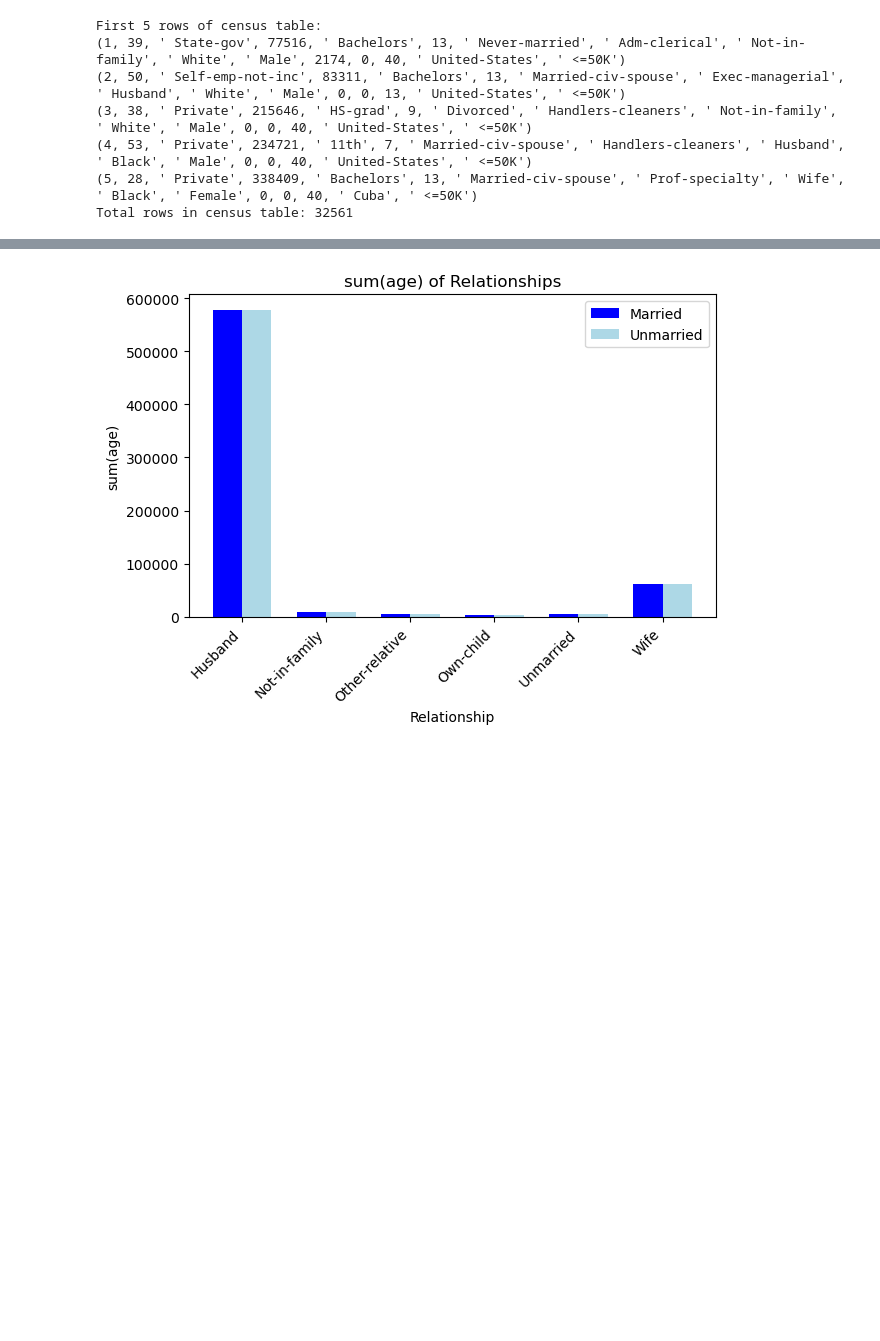
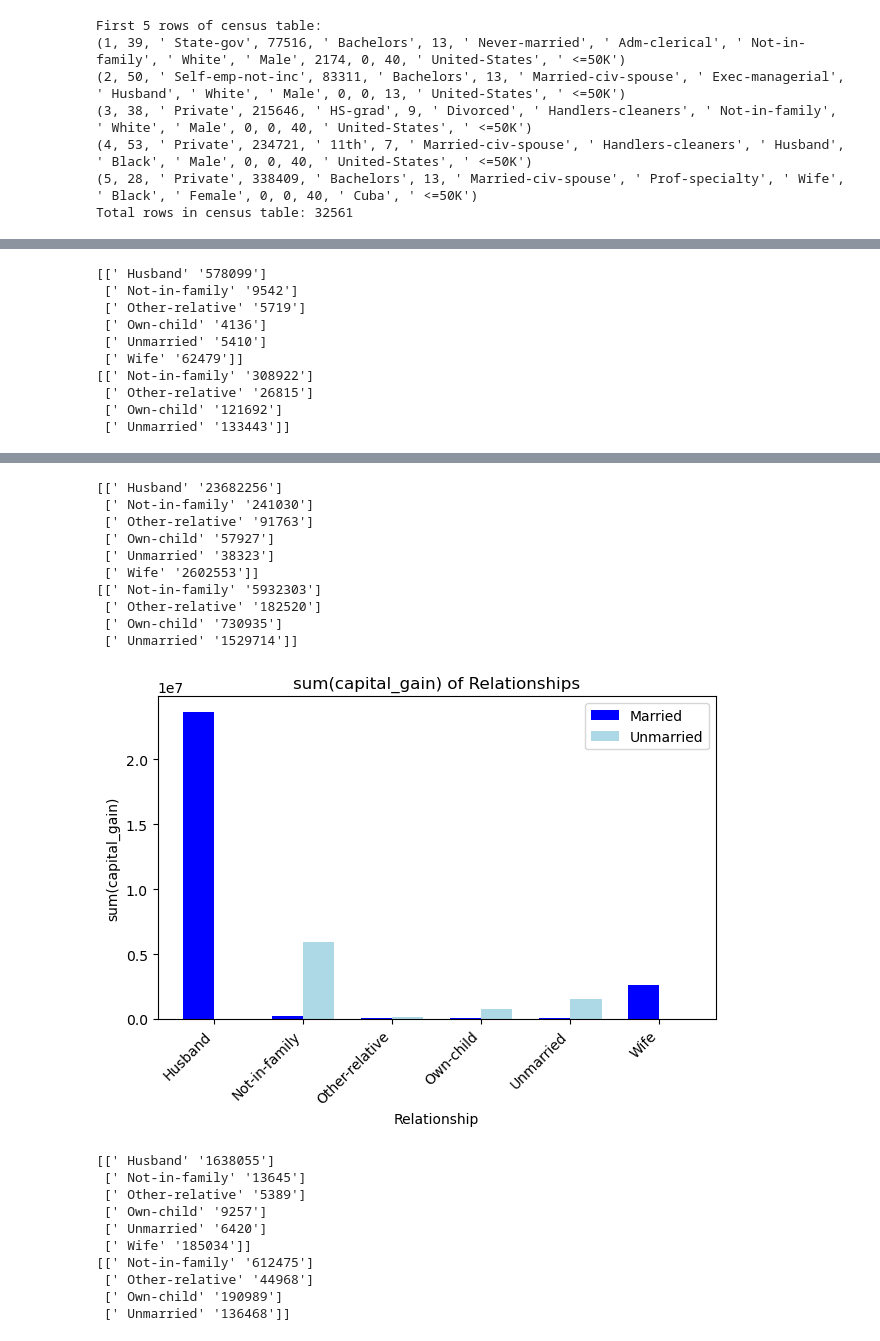
Before and after one commit to pranathibora14/CS645-Mini-Project-SeeDB, a Jupyter notebook: SeeDB_Implementation.ipynb, the cells around one changed output, grey strips where cells are left out. Cells and saved outputs as stored; diff of their text form; code cells hidden in the pictures; blank space fills up the shorter version.

Commit message:
Adding visualization files generated

```diff
--- a/SeeDB_Implementation.ipynb
+++ b/SeeDB_Implementation.ipynb
@@ -270,13 +236,12 @@ import os
 import matplotlib.pyplot as plt
 # final_reccos = [('relationship', 'age', 'sum'), ('relationship', 'capital_gain', 'sum'), ('relationship', 'capital_loss', 'sum'), ('relationship', 'hours_per_week', 'sum'), ('relationship', 'hours_per_week', 'count')]
 labels = ['Married', 'Un-married']
-
-folder_path = '../plots/'
+folder_path = '../CS645-Mini-Project-SeeDB/plots/'
 os.makedirs(folder_path, exist_ok=True)
 
 for vis in final_reccos:
     # print(vis)
-    attribute, measure, function = view
+    attribute, measure, function = vis
     selections = ''
     selections = f'{vis[0]}, {vis[2]}({vis[1]})'
     # print(selections)
@@ -287,7 +252,6 @@ for vis in final_reccos:
     GROUP BY {vis[0]}
     ORDER BY {vis[0]}
 """
-    # print(query_dataset_query)
 
     reference_dataset_query = f"""
     SELECT {selections}
@@ -296,30 +260,31 @@ for vis in final_reccos:
     GROUP BY {vis[0]}
     ORDER BY {vis[0]}
 """
-    # print(reference_dataset_query)
+    # print(query_dataset_query)
     cur.execute(query_dataset_query)
     table_query = np.array(cur.fetchall())
-    # print(table_query)
+    print(table_query)
     val_query = table_query[:,1].astype(float)
     # print(val_query)
 
+    # print(reference_dataset_query)
     cur.execute(reference_dataset_query)
     table_reference = np.array(cur.fetchall())
-    # print(table_reference)
+    print(table_reference)
     val_reference = table_reference[:,1].astype(float)
     # print(val_reference)
-
-    label_query = table_query[:,0]
-    a = val_query
-    b = val_reference
 
     # Extracting labels and values_query dynamically from table_query
     labels_query = [row[0].strip() for row in table_query]
     values_query = [int(row[1]) for row in table_query]
+    # print(labels_query)
+    # print(values_query)
 
     # Extracting values_reference dynamically from table_reference
     labels_reference = [row[0].strip() for row in table_reference]
-    values_reference = [int(row[1]) if row[0].strip() in labels_query else 0 for row in table_query]
+    values_reference = [int(row[1]) if row[0].strip() in labels_reference else 0 for row in table_reference]
+    # print(labels_reference)
+    # print(values_reference)
 
     # Combine labels from both datasets
     labels = list(set(labels_query) | set(labels_reference))
@@ -328,6 +293,7 @@ for vis in final_reccos:
     # Ensure values_query and values_reference have the same length
     values_query_updated = [0] * len(labels)
     values_reference_updated = [0] * len(labels)
+
     for i, label in enumerate(labels):
         if label in labels_query:
             index_query = labels_query.index(label)
@@ -336,15 +302,21 @@ for vis in final_reccos:
             index_reference = labels_reference.index(label)
             values_reference_updated[i] = values_reference[index_reference]
 
+    # print(index_query)
+    # print(values_query_updated)
+    # print(index_reference)
+    # print(values_reference_updated)
+    # print(labels)
+
     x = np.arange(len(labels))
 
     width = 0.35
     fig, ax = plt.subplots()
 
     # Plot the bars for table_query
-    rects1 = ax.bar(x - width/2, values_query, width, label='Married', color='blue')
+    rects1 = ax.bar(x - width/2, values_query_updated, width, label='Married', color='blue')
     # Plot the bars for table_reference
-    rects2 = ax.bar(x + width/2, values_reference, width, label='Unmarried', color='lightblue')
+    rects2 = ax.bar(x + width/2, values_reference_updated, width, label='Unmarried', color='lightblue')
 
     # Add labels, title, and legend
     ax.set_xlabel('Relationship')
@@ -356,10 +328,22 @@ for vis in final_reccos:
 
     # Show the plot
     plt.tight_layout()
+
+    # Save the plot in the folder path
+    plt.savefig(folder_path + vis[0] + '_' + vis[2] + '(' +vis[1] + ')'+'.png', dpi=300)
     plt.show()
 
-    # Save the plot in the folder path
-    plt.savefig(folder_path + measure + '(' + function + ')' + '_' + attribute +'.png', dpi=300)
+
 
     plt.close()
 # %% [output]
+[[' Husband' '578099']
+ [' Not-in-family' '9542']
+ [' Other-relative' '5719']
+ [' Own-child' '4136']
+ [' Unmarried' '5410']
+ [' Wife' '62479']]
+[[' Not-in-family' '308922']
+ [' Other-relative' '26815']
+ [' Own-child' '121692']
+ [' Unmarried' '133443']]
@@ -367 +351,21 @@ for vis in final_reccos:
+[[' Husband' '23682256']
+ [' Not-in-family' '241030']
+ [' Other-relative' '91763']
+ [' Own-child' '57927']
+ [' Unmarried' '38323']
+ [' Wife' '2602553']]
+[[' Not-in-family' '5932303']
+ [' Other-relative' '182520']
+ [' Own-child' '730935']
+ [' Unmarried' '1529714']]
-[figure, old version]
+[figure, new version]
+[[' Husband' '1638055']
+ [' Not-in-family' '13645']
+ [' Other-relative' '5389']
+ [' Own-child' '9257']
+ [' Unmarried' '6420']
+ [' Wife' '185034']]
+[[' Not-in-family' '612475']
+ [' Other-relative' '44968']
+ [' Own-child' '190989']
+ [' Unmarried' '136468']]
```
Also changed, not shown: parts of 2 cells of this notebook, 5 other files.
